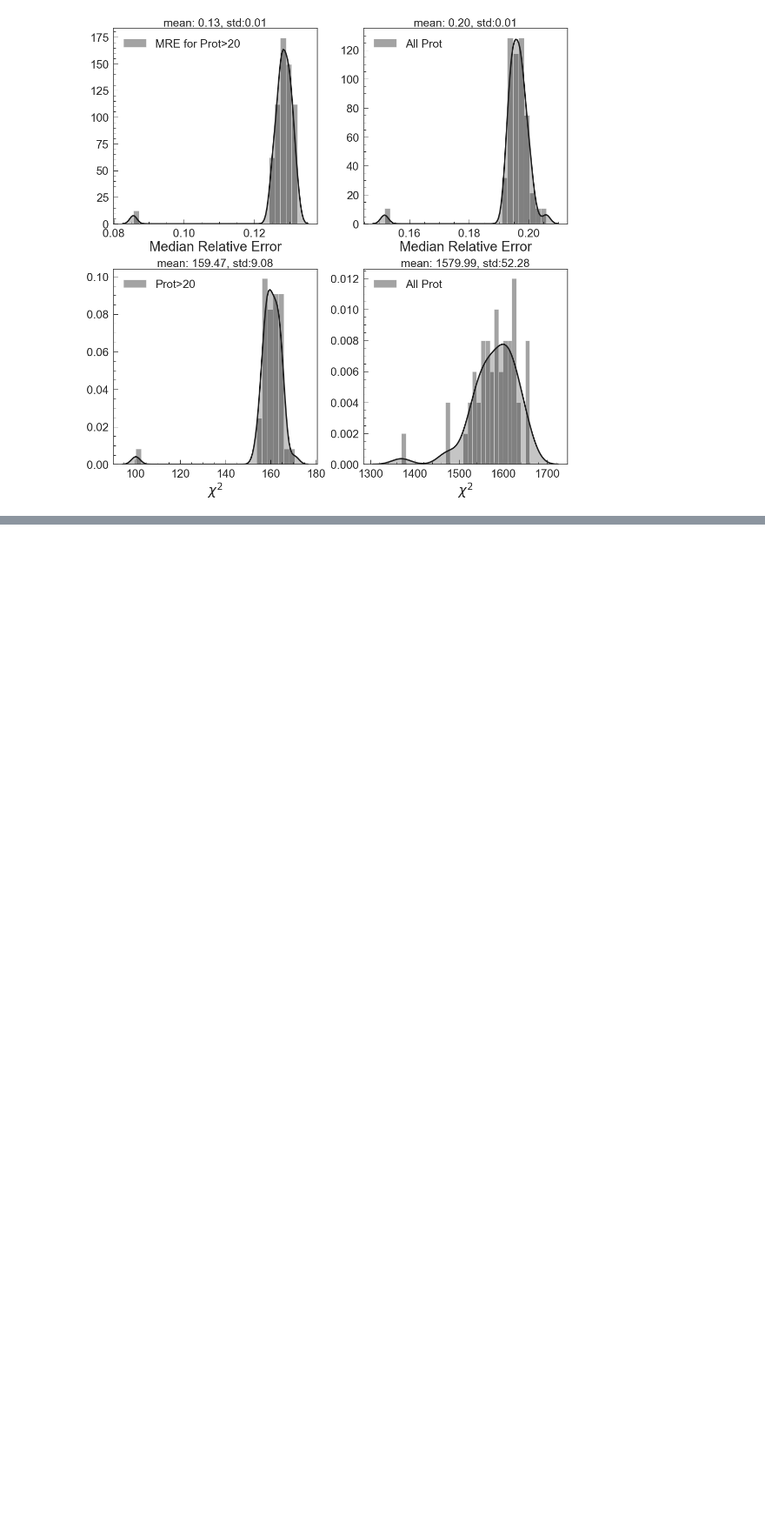
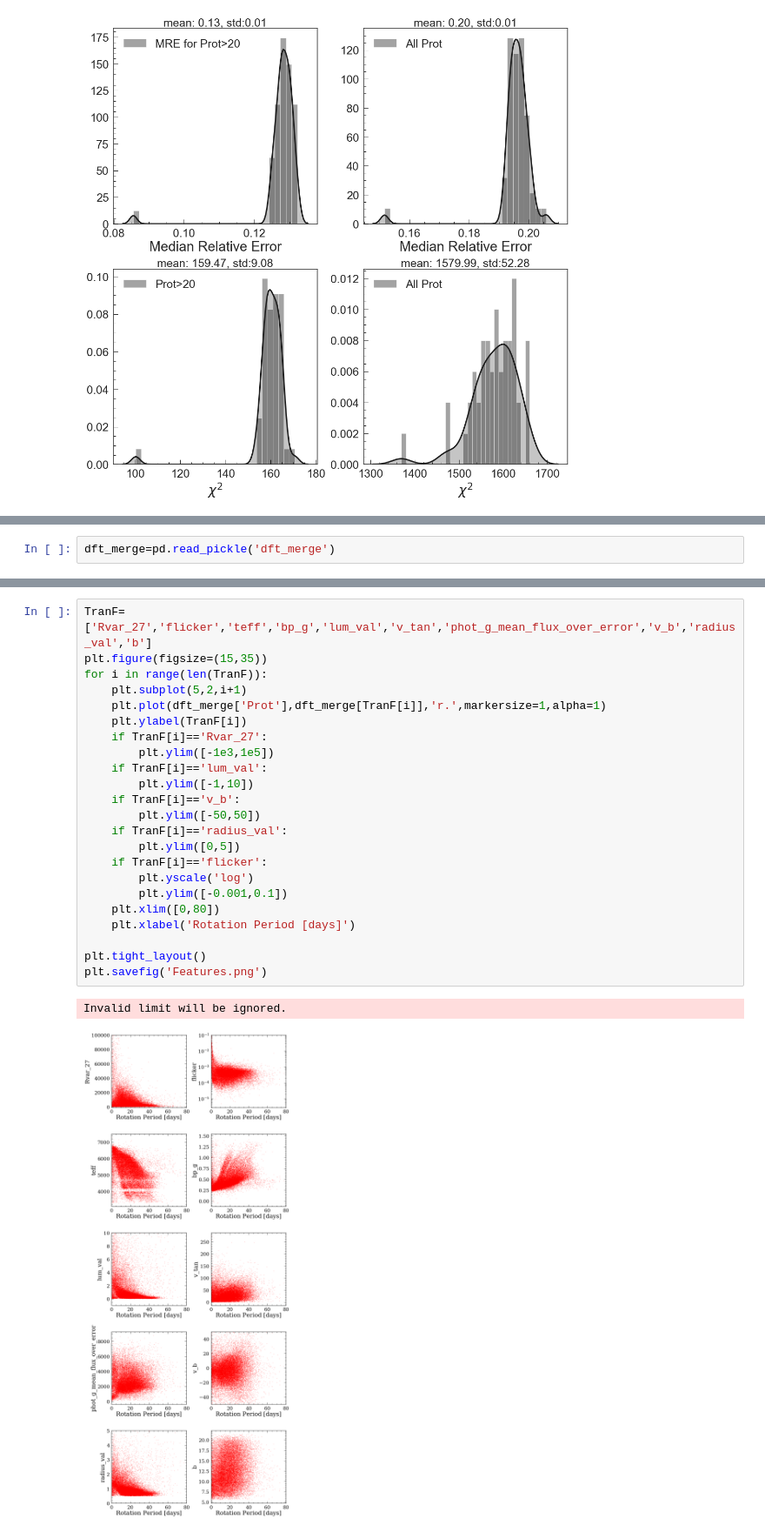
Before and after one commit to lyx12311/Mdwarf, a Jupyter notebook: Figures/Figures.ipynb, the cells around one changed output, grey strips where cells are left out. Shown at 87% size. Saved outputs shown, nothing was run; the diff lists cells and outputs as text; blank space fills up the shorter version.

Commit message:
paper figures

```diff
--- a/Figures/Figures.ipynb
+++ b/Figures/Figures.ipynb
@@ -191,0 +194,2 @@ Average average chisq for all Prots is 1579.99 +/- 52.28
+# %%
+dft_merge=pd.read_pickle('dft_merge')
@@ -191,0 +209,26 @@ Average average chisq for all Prots is 1579.99 +/- 52.28
+# %%
+TranF=['Rvar_27','flicker','teff','bp_g','lum_val','v_tan','phot_g_mean_flux_over_error','v_b','radius_val','b']
+plt.figure(figsize=(15,35))
+for i in range(len(TranF)):
+    plt.subplot(5,2,i+1)
+    plt.plot(dft_merge['Prot'],dft_merge[TranF[i]],'r.',markersize=1,alpha=1)
+    plt.ylabel(TranF[i])
+    if TranF[i]=='Rvar_27':
+        plt.ylim([-1e3,1e5])
+    if TranF[i]=='lum_val':
+        plt.ylim([-1,10])
+    if TranF[i]=='v_b':
+        plt.ylim([-50,50])
+    if TranF[i]=='radius_val':
+        plt.ylim([0,5])
+    if TranF[i]=='flicker':
+        plt.yscale('log')
+        plt.ylim([-0.001,0.1])
+    plt.xlim([0,80])
+    plt.xlabel('Rotation Period [days]')
+
+plt.tight_layout()
+plt.savefig('Features.png')
+# %% [output]
+Invalid limit will be ignored.
+[figure, added]
```
Also changed, not shown: parts of 5 cells of this notebook, 4 other files.
